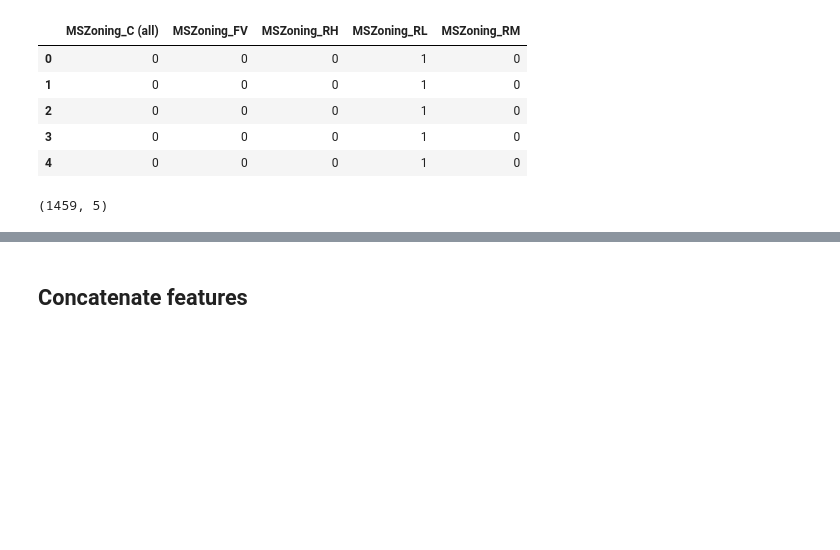
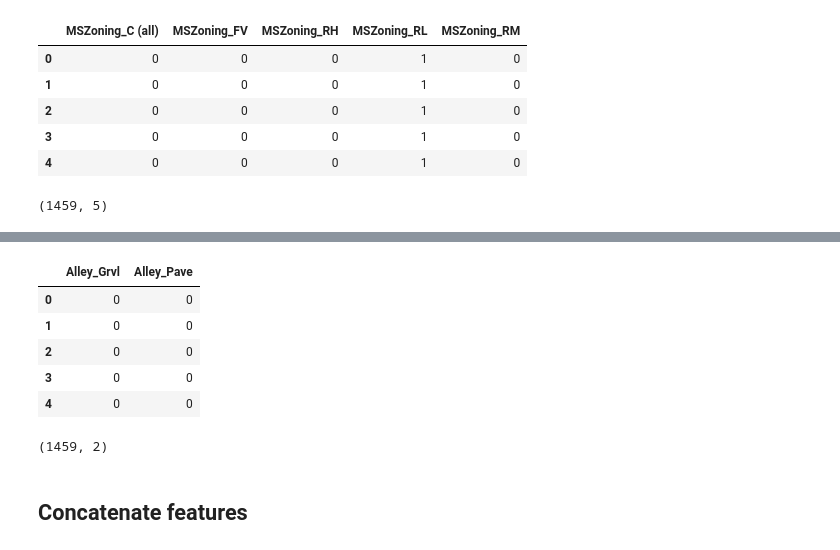
Before and after one commit to maviator/Kaggle_home_price_prediction, a Jupyter notebook: Script/kaggle_home_price_prediction.ipynb, the cells around one changed output, grey strips where cells are left out. Saved outputs shown, nothing was run; the diff lists cells and outputs as text; code cells hidden in the pictures; blank space fills up the shorter version.

```diff
--- a/Script/kaggle_home_price_prediction.ipynb
+++ b/Script/kaggle_home_price_prediction.ipynb
@@ -279,3 +332,17 @@ ms_zoning_test.shape
+# %%
+alley_train.head()
+# %% [output]
+|  | Alley_Grvl | Alley_Pave |
+| 0 | 0 | 0 |
+| 1 | 0 | 0 |
+| 2 | 0 | 0 |
+| 3 | 0 | 0 |
+| 4 | 0 | 0 |
+# %%
+alley_test = pd.get_dummies(test.Alley, prefix='Alley')
+alley_test.shape
+# %% [output]
+(1459, 2)
 # %% [markdown]
 ## Concatenate features
 # %% [markdown]
```
Also changed, not shown: parts of 19 cells of this notebook.
